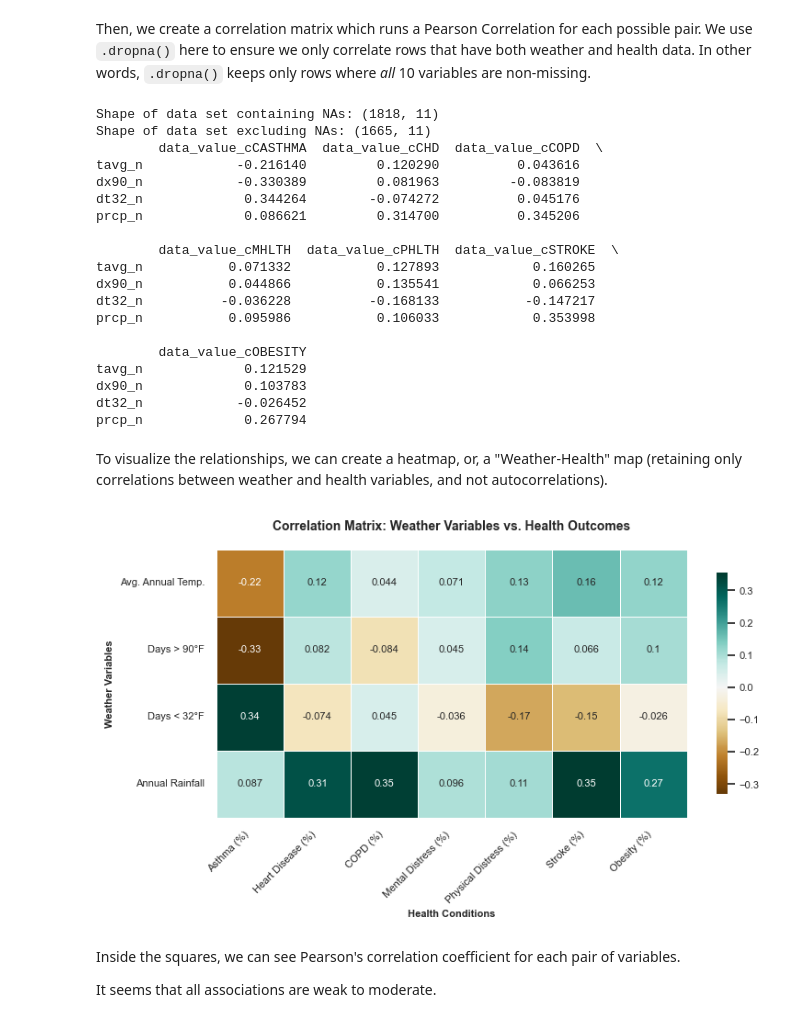
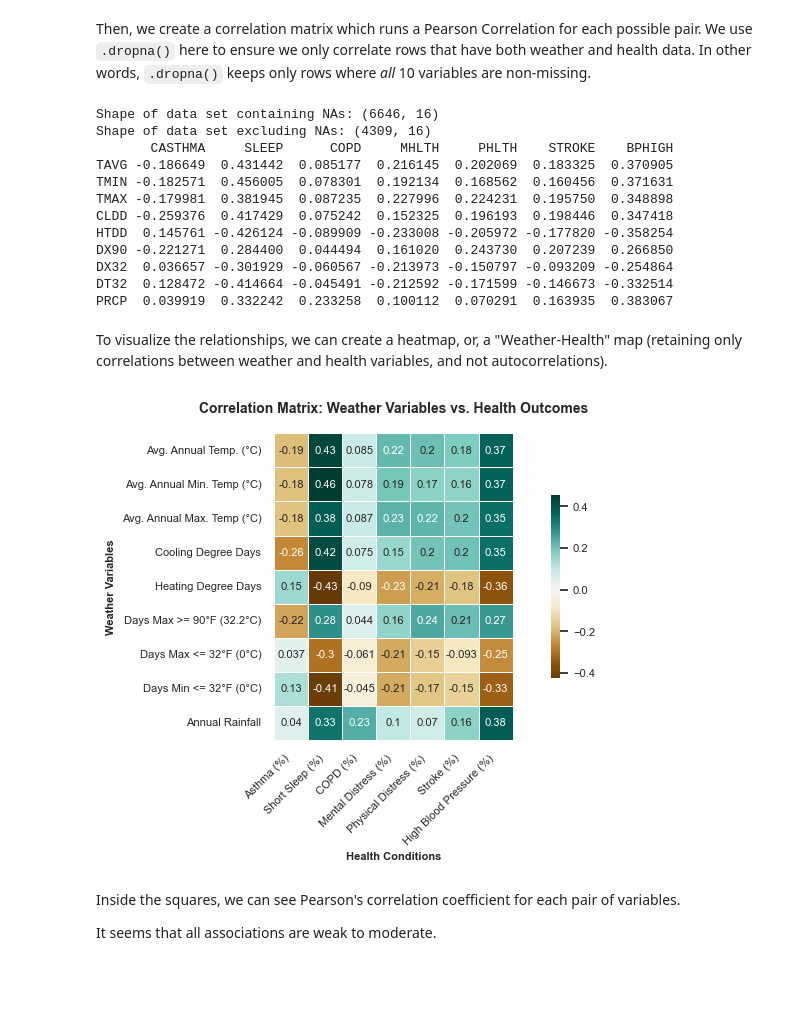
Before and after one commit to hertie-dsa-26/project-krasss, a Jupyter notebook: EDA/eda_bivariate.ipynb, the cells around one changed output. Cells and saved outputs as stored; diff of their text form; code cells hidden in the pictures; blank space fills up the shorter version.

Commit message:
updated eda and added ml script for sleep

```diff
--- a/EDA/eda_bivariate.ipynb
+++ b/EDA/eda_bivariate.ipynb
@@ -17,5 +17,5 @@ Load the merged data set `noaa_cdc_uscensus.csv` and get familiar with it.
 # %%
 
-df = pd.read_csv("../data/noaa_cdc_uscensus.csv")
+df = pd.read_csv("../data/merged_final.csv")
 df.head()
 # %% [output]
@@ -150,86 +159,84 @@ We start by selecting specific weather variables as independent variables, as we
 * **Cardiovascular (heart Disease, stroke):** Extreme temperatures force the heart to work harder to cool the body down or warm it up, which can lead to "events" in vulnerable populations.
 * **Cumulative effects (obesity, physical, and mental health):** These can reflect quality of life. For example, if extreme heat persists, people can't exercise (physical health, obesity) and often feel isolated (mental health).
 # %%
-weather_vars = ['tavg_n', 'dx90_n', 'dt32_n', 'prcp_n']
-health_vars = ['data_value_cCASTHMA', 'data_value_cCHD', 'data_value_cCOPD',
-               'data_value_cMHLTH', 'data_value_cPHLTH', 'data_value_cSTROKE', 'data_value_cOBESITY']
+weather_vars = ['TAVG', 'TMIN', 'TMAX', 'CLDD', 'HTDD', 'DX90', 'DX32', 'DT32', 'PRCP']
+health_vars = ['CASTHMA', 'SLEEP', 'COPD',
+               'MHLTH', 'PHLTH', 'STROKE', 'BPHIGH']
 # %% [markdown]
 Then, we create a correlation matrix which runs a Pearson Correlation for each possible pair. We use `.dropna()` here to ensure we only correlate rows that have both weather and health data. In other words, `.dropna()` keeps only rows where _all_ 10 variables are non-missing.
 # %%
-corr_matrix = df_pivot[weather_vars + health_vars].dropna().corr()
+corr_matrix = df[weather_vars + health_vars].dropna().corr()
 corr_subset = corr_matrix.loc[weather_vars, health_vars]
 
-print('Shape of data set containing NAs:', df_pivot[weather_vars + health_vars].shape)
-print('Shape of data set excluding NAs:', df_pivot[weather_vars + health_vars].dropna().shape)
+print('Shape of data set containing NAs:', df[weather_vars + health_vars].shape)
+print('Shape of data set excluding NAs:', df[weather_vars + health_vars].dropna().shape)
 print(corr_subset)
 # %% [output]
-Shape of data set containing NAs: (1818, 11)
-Shape of data set excluding NAs: (1665, 11)
-        data_value_cCASTHMA  data_value_cCHD  data_value_cCOPD  \
-tavg_n            -0.216140         0.120290          0.043616
-dx90_n            -0.330389         0.081963         -0.083819
-dt32_n             0.344264        -0.074272          0.045176
-prcp_n             0.086621         0.314700          0.345206
-
-        data_value_cMHLTH  data_value_cPHLTH  data_value_cSTROKE  \
-tavg_n           0.071332           0.127893            0.160265
-dx90_n           0.044866           0.135541            0.066253
-dt32_n          -0.036228          -0.168133           -0.147217
-prcp_n           0.095986           0.106033            0.353998
-
-        data_value_cOBESITY
-tavg_n             0.121529
-dx90_n             0.103783
-dt32_n            -0.026452
-prcp_n             0.267794
+Shape of data set containing NAs: (6646, 16)
+Shape of data set excluding NAs: (4309, 16)
+       CASTHMA     SLEEP      COPD     MHLTH     PHLTH    STROKE    BPHIGH
+TAVG -0.186649  0.431442  0.085177  0.216145  0.202069  0.183325  0.370905
+TMIN -0.182571  0.456005  0.078301  0.192134  0.168562  0.160456  0.371631
+TMAX -0.179981  0.381945  0.087235  0.227996  0.224231  0.195750  0.348898
+CLDD -0.259376  0.417429  0.075242  0.152325  0.196193  0.198446  0.347418
+HTDD  0.145761 -0.426124 -0.089909 -0.233008 -0.205972 -0.177820 -0.358254
+DX90 -0.221271  0.284400  0.044494  0.161020  0.243730  0.207239  0.266850
+DX32  0.036657 -0.301929 -0.060567 -0.213973 -0.150797 -0.093209 -0.254864
+DT32  0.128472 -0.414664 -0.045491 -0.212592 -0.171599 -0.146673 -0.332514
+PRCP  0.039919  0.332242  0.233258  0.100112  0.070291  0.163935  0.383067
 # %% [markdown]
 To visualize the relationships, we can create a heatmap, or, a "Weather-Health" map (retaining only correlations between weather and health variables, and not autocorrelations).
 # %%
 rename_dict = {
-    'tavg_n': 'Avg. Annual Temp.',
-    'dx90_n': 'Days > 90°F',
-    'dt32_n': 'Days < 32°F',
-    'prcp_n': 'Annual Rainfall',
-    'data_value_cCASTHMA': 'Asthma (%)',
-    'data_value_cCHD': 'Heart Disease (%)',
-    'data_value_cCOPD': 'COPD (%)',
-    'data_value_cMHLTH': 'Mental Distress (%)',
-    'data_value_cPHLTH': 'Physical Distress (%)',
-    'data_value_cSTROKE': 'Stroke (%)',
-    'data_value_cOBESITY': 'Obesity (%)'
+    'TAVG': 'Avg. Annual Temp. (°C)',
+    'DX90': 'Days Max >= 90°F (32.2°C)',
+    'DT32': 'Days Min <= 32°F (0°C)',
+    'PRCP': 'Annual Rainfall',
+    'HTDD': 'Heating Degree Days',
+    'CLDD': 'Cooling Degree Days',
+    'DX32': 'Days Max <= 32°F (0°C)',
+    'TMIN': 'Avg. Annual Min. Temp (°C)',
+    'TMAX': 'Avg. Annual Max. Temp (°C)',
+    'CASTHMA': 'Asthma (%)',
+    'SLEEP': 'Short Sleep (%)',
+    'COPD': 'COPD (%)',
+    'MHLTH': 'Mental Distress (%)',
+    'PHLTH': 'Physical Distress (%)',
+    'STROKE': 'Stroke (%)',
+    'BPHIGH': 'High Blood Pressure (%)'
 }
 
 corr_plot = corr_subset.rename(index=rename_dict, columns=rename_dict)
 
 sns.set(style="white", font_scale=1.1)
 plt.figure(figsize=(8, 5))
 
 ax = sns.heatmap(
     corr_plot,
     annot=True,
     cmap="BrBG",
     center=0,
     square=True,
     linewidths=.5,
     cbar_kws={"shrink": .6, "pad": 0.05},
     annot_kws={"size": 8}
 )
 
 plt.title("Correlation Matrix: Weather Variables vs. Health Outcomes",
           fontsize=10, weight='bold', pad=15)
 
 plt.xticks(rotation=45, ha='right', fontsize=8)
 plt.yticks(rotation=0, fontsize=8)
 plt.xlabel("Health Conditions", fontsize=8, weight='bold')
 plt.ylabel("Weather Variables", fontsize=8, weight='bold')
 
 cbar = ax.collections[0].colorbar
 cbar.ax.tick_params(labelsize=8)
 
 plt.tight_layout()
 plt.show()
 # %% [output]
-[figure, old version]
+[figure, new version]
 # %% [markdown]
 Inside the squares, we can see Pearson's correlation coefficient for each pair of variables.
 
```
Also changed, not shown: parts of 17 cells of this notebook, 8 other files.
